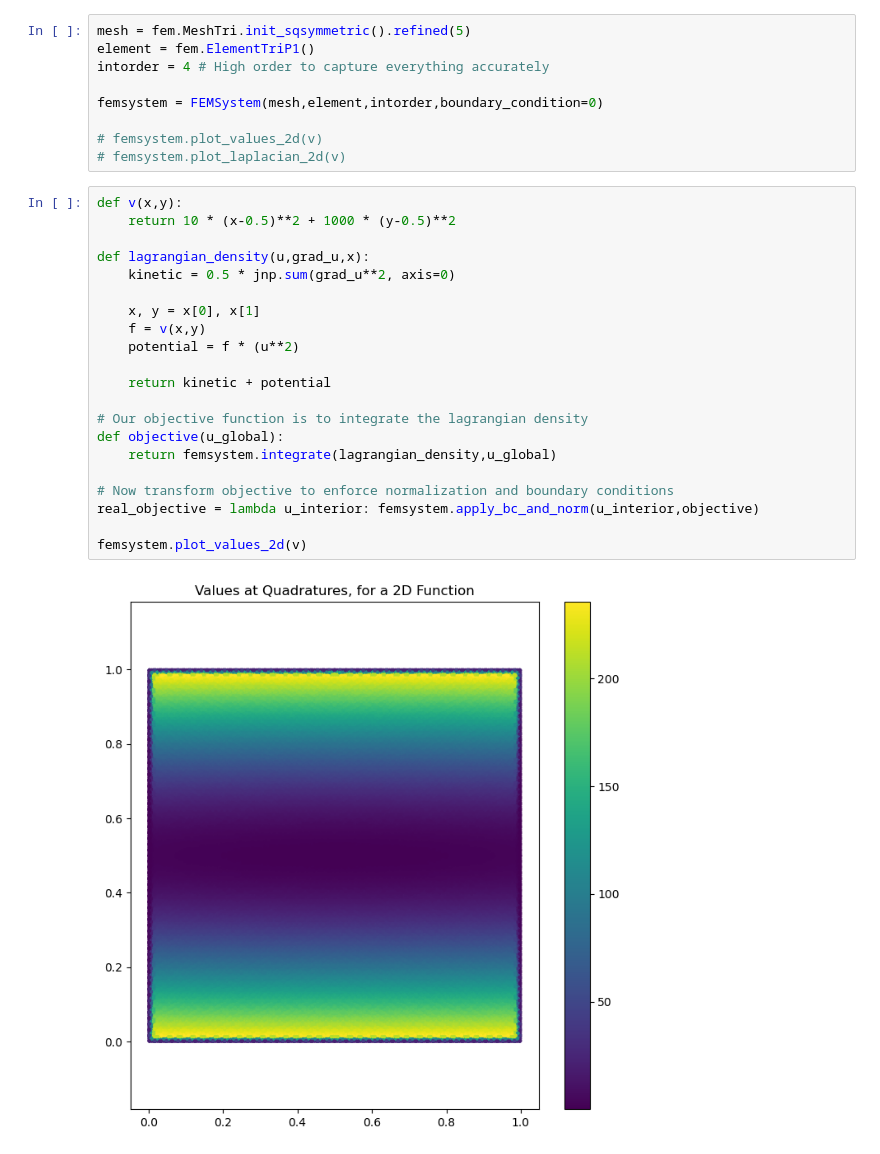
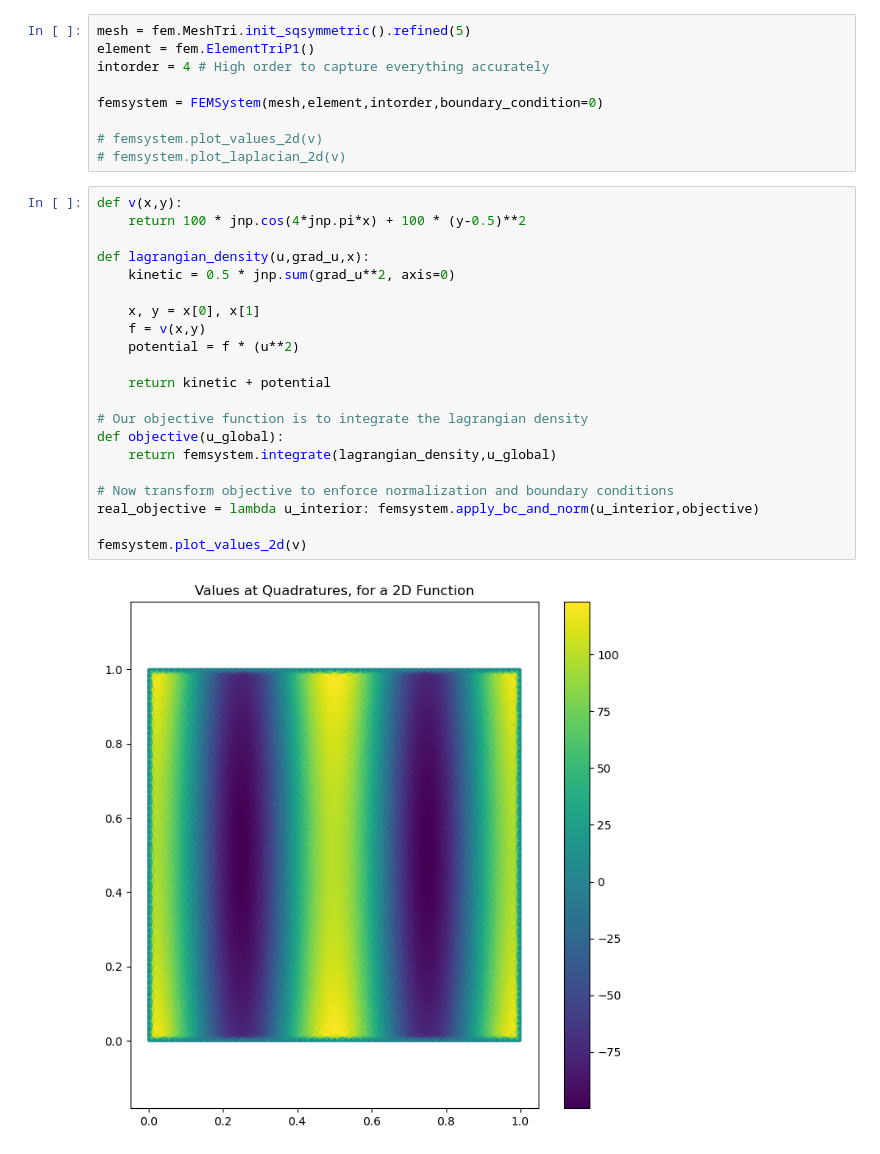
Before and after one commit to vcaipu/cqednumerics, a Jupyter notebook: fem.ipynb, the cells around one changed output. Saved outputs shown, nothing was run; the diff lists cells and outputs as text.

```diff
--- a/fem.ipynb
+++ b/fem.ipynb
@@ -221,27 +259,27 @@ femsystem = FEMSystem(mesh,element,intorder,boundary_condition=0)
 # femsystem.plot_laplacian_2d(v)
 # %%
 def v(x,y):
-    return 10 * (x-0.5)**2 + 1000 * (y-0.5)**2
+    return 100 * jnp.cos(4*jnp.pi*x) + 100 * (y-0.5)**2
 
 def lagrangian_density(u,grad_u,x):
     kinetic = 0.5 * jnp.sum(grad_u**2, axis=0)
 
     x, y = x[0], x[1]
     f = v(x,y)
     potential = f * (u**2)
 
     return kinetic + potential
 
 # Our objective function is to integrate the lagrangian density
 def objective(u_global):
     return femsystem.integrate(lagrangian_density,u_global)
 
 # Now transform objective to enforce normalization and boundary conditions
 real_objective = lambda u_interior: femsystem.apply_bc_and_norm(u_interior,objective)
 
 femsystem.plot_values_2d(v)
 # %% [output]
-[figure, old version]
+[figure, new version]
 # %%
 # Interior nodes are those NOT in boundary_dofs
 u_init_interior = jnp.ones(len(femsystem.interior_dofs))
```
Also changed, not shown: parts of 3 cells of this notebook.
